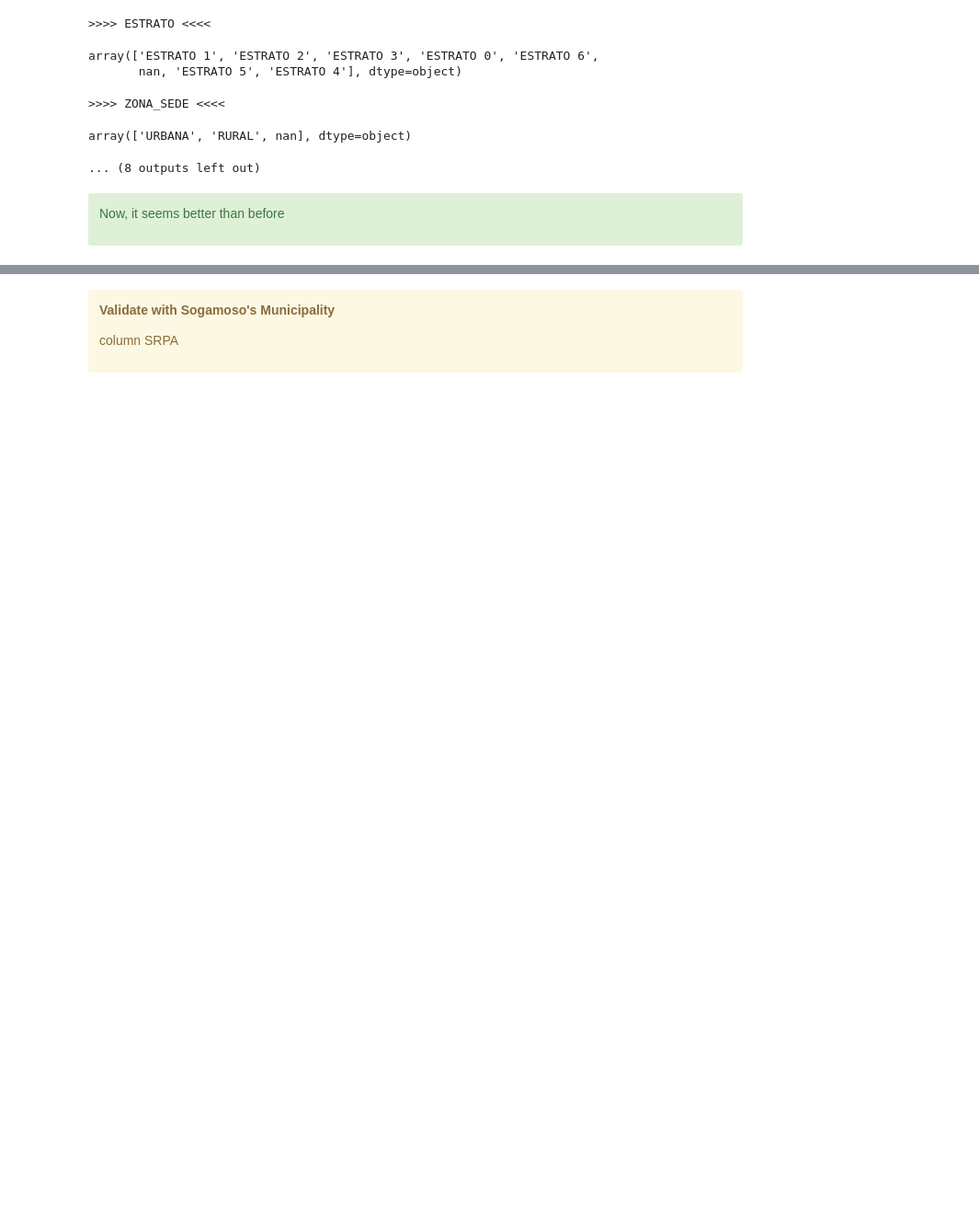
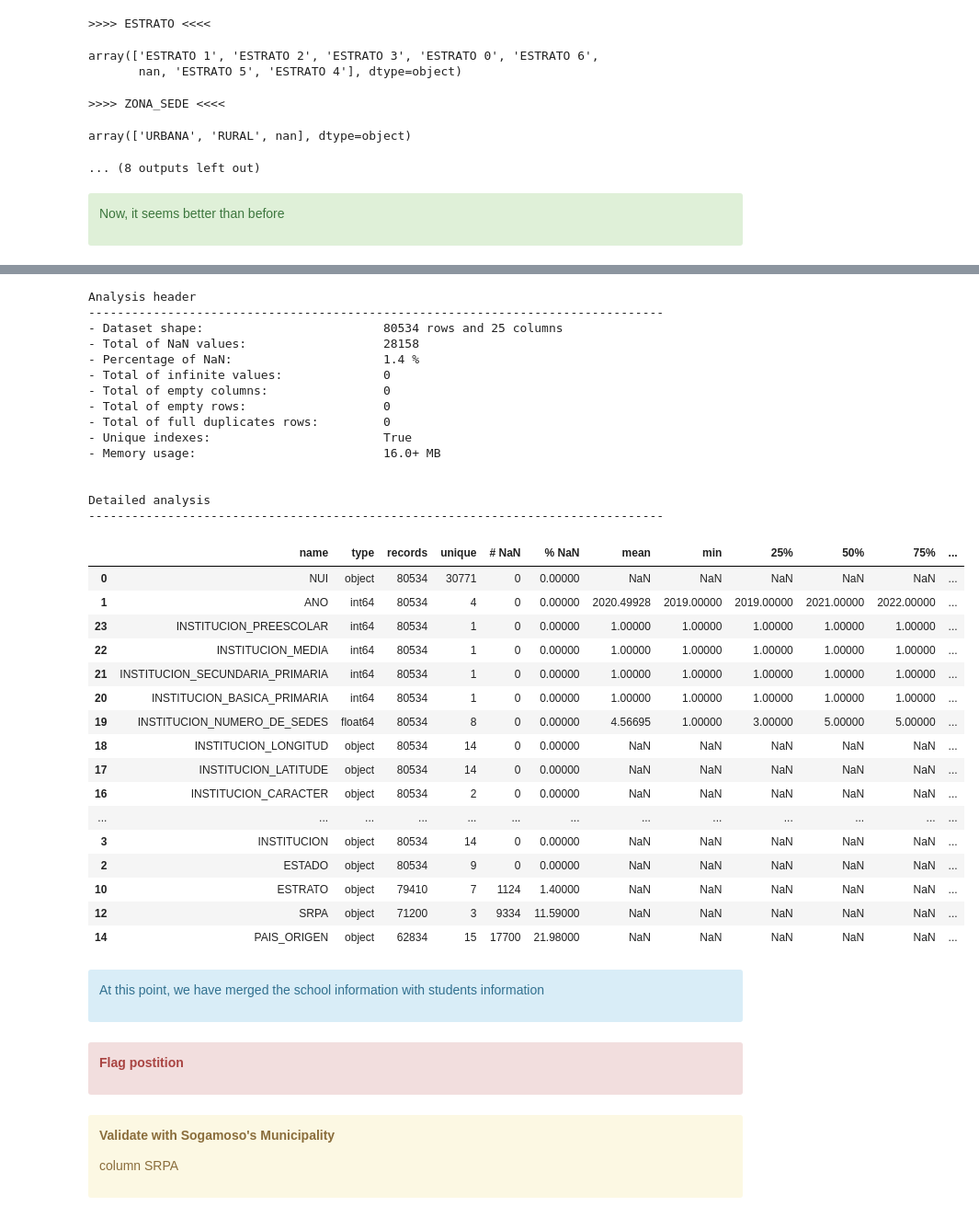
Before and after one commit to samirhinojosa/school-dropout-in-sogamoso, a Jupyter notebook: notebooks/school_dropout_eda.ipynb, the cells around one changed output, grey strips where cells are left out. Shown at 92% size. Saved outputs shown, nothing was run; the diff lists cells and outputs as text; code cells hidden in the pictures; blank space fills up the shorter version.

Commit message:
School information

```diff
--- a/notebooks/school_dropout_eda.ipynb
+++ b/notebooks/school_dropout_eda.ipynb
@@ -747,0 +929,2 @@ NameError: name 'XX' is not defined
+# %%
+pd.reset_option("display.max_columns") # reset max of showing cols
@@ -747,0 +933,5 @@ NameError: name 'XX' is not defined
+# %%
+df_students = pd.merge(df_students, df_schools_MEN, how="inner", on="INSTITUCION")
+# %%
+pd.set_option("display.max_columns", None) # To show all column in the dataset
+df_students.head(3)
@@ -748,3 +943,48 @@ NameError: name 'XX' is not defined
+# %%
+pd.reset_option("display.max_columns") # reset max of showing cols
+# %%
+df_analysis(df_students, analysis_type="complete")
+# %% [output]
+Analysis header
+--------------------------------------------------------------------------------
+- Dataset shape:                         80534 rows and 25 columns
+- Total of NaN values:                   28158
+- Percentage of NaN:                     1.4 %
+- Total of infinite values:              0
+- Total of empty columns:                0
+- Total of empty rows:                   0
+- Total of full duplicates rows:         0
+- Unique indexes:                        True
+- Memory usage:                          16.0+ MB
+
+
+Detailed analysis
+--------------------------------------------------------------------------------
+|  | name | type | records | unique | # NaN | % NaN | mean | min | 25% | 50% | 75% | ... |
+| 0 | NUI | object | 80534 | 30771 | 0 | 0.00000 | NaN | NaN | NaN | NaN | NaN | ... |
+| 1 | ANO | int64 | 80534 | 4 | 0 | 0.00000 | 2020.49928 | 2019.00000 | 2019.00000 | 2021.00000 | 2022.00000 | ... |
+| 23 | INSTITUCION_PREESCOLAR | int64 | 80534 | 1 | 0 | 0.00000 | 1.00000 | 1.00000 | 1.00000 | 1.00000 | 1.00000 | ... |
+| 22 | INSTITUCION_MEDIA | int64 | 80534 | 1 | 0 | 0.00000 | 1.00000 | 1.00000 | 1.00000 | 1.00000 | 1.00000 | ... |
+| 21 | INSTITUCION_SECUNDARIA_PRIMARIA | int64 | 80534 | 1 | 0 | 0.00000 | 1.00000 | 1.00000 | 1.00000 | 1.00000 | 1.00000 | ... |
+| 20 | INSTITUCION_BASICA_PRIMARIA | int64 | 80534 | 1 | 0 | 0.00000 | 1.00000 | 1.00000 | 1.00000 | 1.00000 | 1.00000 | ... |
+| 19 | INSTITUCION_NUMERO_DE_SEDES | float64 | 80534 | 8 | 0 | 0.00000 | 4.56695 | 1.00000 | 3.00000 | 5.00000 | 5.00000 | ... |
+| 18 | INSTITUCION_LONGITUD | object | 80534 | 14 | 0 | 0.00000 | NaN | NaN | NaN | NaN | NaN | ... |
+| 17 | INSTITUCION_LATITUDE | object | 80534 | 14 | 0 | 0.00000 | NaN | NaN | NaN | NaN | NaN | ... |
+| 16 | INSTITUCION_CARACTER | object | 80534 | 2 | 0 | 0.00000 | NaN | NaN | NaN | NaN | NaN | ... |
+| ... | ... | ... | ... | ... | ... | ... | ... | ... | ... | ... | ... | ... |
+| 3 | INSTITUCION | object | 80534 | 14 | 0 | 0.00000 | NaN | NaN | NaN | NaN | NaN | ... |
+| 2 | ESTADO | object | 80534 | 9 | 0 | 0.00000 | NaN | NaN | NaN | NaN | NaN | ... |
+| 10 | ESTRATO | object | 79410 | 7 | 1124 | 1.40000 | NaN | NaN | NaN | NaN | NaN | ... |
+| 12 | SRPA | object | 71200 | 3 | 9334 | 11.59000 | NaN | NaN | NaN | NaN | NaN | ... |
+| 14 | PAIS_ORIGEN | object | 62834 | 15 | 17700 | 21.98000 | NaN | NaN | NaN | NaN | NaN | ... |
+# %% [markdown]
+<div class="alert alert-block alert-info">
+    <p>At this point, we have merged the school information with students information</p>
+</div>
+# %% [markdown]
+<div class="alert alert-block alert-danger">
+    <p><b>Flag postition</b></p>
+</div>
 # %% [markdown]
 <div class="alert alert-block alert-warning">
     <p><b>Validate with Sogamoso's Municipality</b></p>
```
Also changed, not shown: parts of 43 cells of this notebook.
